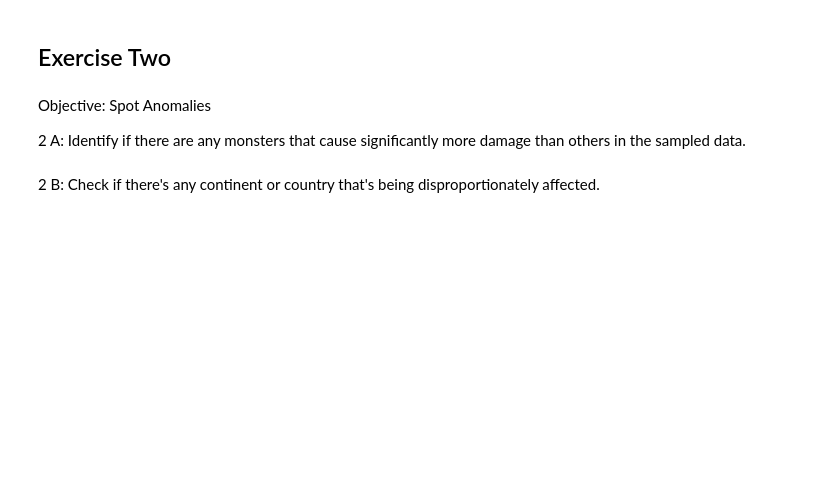
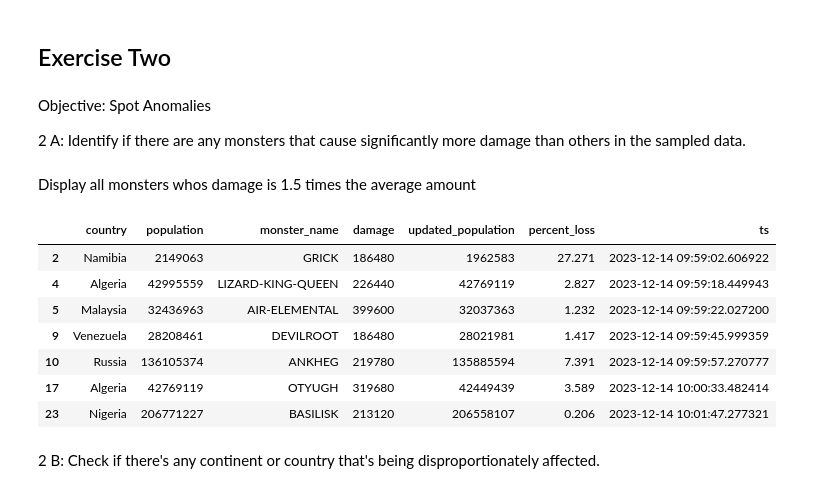
Before and after one commit to jmiller84/stream-processing-template, a Jupyter notebook: my-files/phase02/02_live_eda_exercise.ipynb, the cells around one changed output. Drawn from its saved outputs; the diff is of its cells as text; code cells hidden in the pictures; blank space fills up the shorter version.

```diff
--- a/my-files/phase02/02_live_eda_exercise.ipynb
+++ b/my-files/phase02/02_live_eda_exercise.ipynb
@@ -70,5 +173,18 @@ Objective: Spot Anomalies
 
 
 2 A: Identify if there are any monsters that cause significantly more damage than others in the sampled data.
+# %% [markdown]
+Display all monsters whos damage is 1.5 times the average amount
+# %%
+df[df['damage']> (df.damage.mean()*1.5 )]
+# %% [output]
+|  | country | population | monster_name | damage | updated_population | percent_loss | ts |
+| 2 | Namibia | 2149063 | GRICK | 186480 | 1962583 | 27.271 | 2023-12-14 09:59:02.606922 |
+| 4 | Algeria | 42995559 | LIZARD-KING-QUEEN | 226440 | 42769119 | 2.827 | 2023-12-14 09:59:18.449943 |
+| 5 | Malaysia | 32436963 | AIR-ELEMENTAL | 399600 | 32037363 | 1.232 | 2023-12-14 09:59:22.027200 |
+| 9 | Venezuela | 28208461 | DEVILROOT | 186480 | 28021981 | 1.417 | 2023-12-14 09:59:45.999359 |
+| 10 | Russia | 136105374 | ANKHEG | 219780 | 135885594 | 7.391 | 2023-12-14 09:59:57.270777 |
+| 17 | Algeria | 42769119 | OTYUGH | 319680 | 42449439 | 3.589 | 2023-12-14 10:00:33.482414 |
+| 23 | Nigeria | 206771227 | BASILISK | 213120 | 206558107 | 0.206 | 2023-12-14 10:01:47.277321 |
 # %% [markdown]
 2 B: Check if there's any continent or country that's being disproportionately affected.
```
Also changed, not shown: parts of 20 cells of this notebook, 1 other file.
